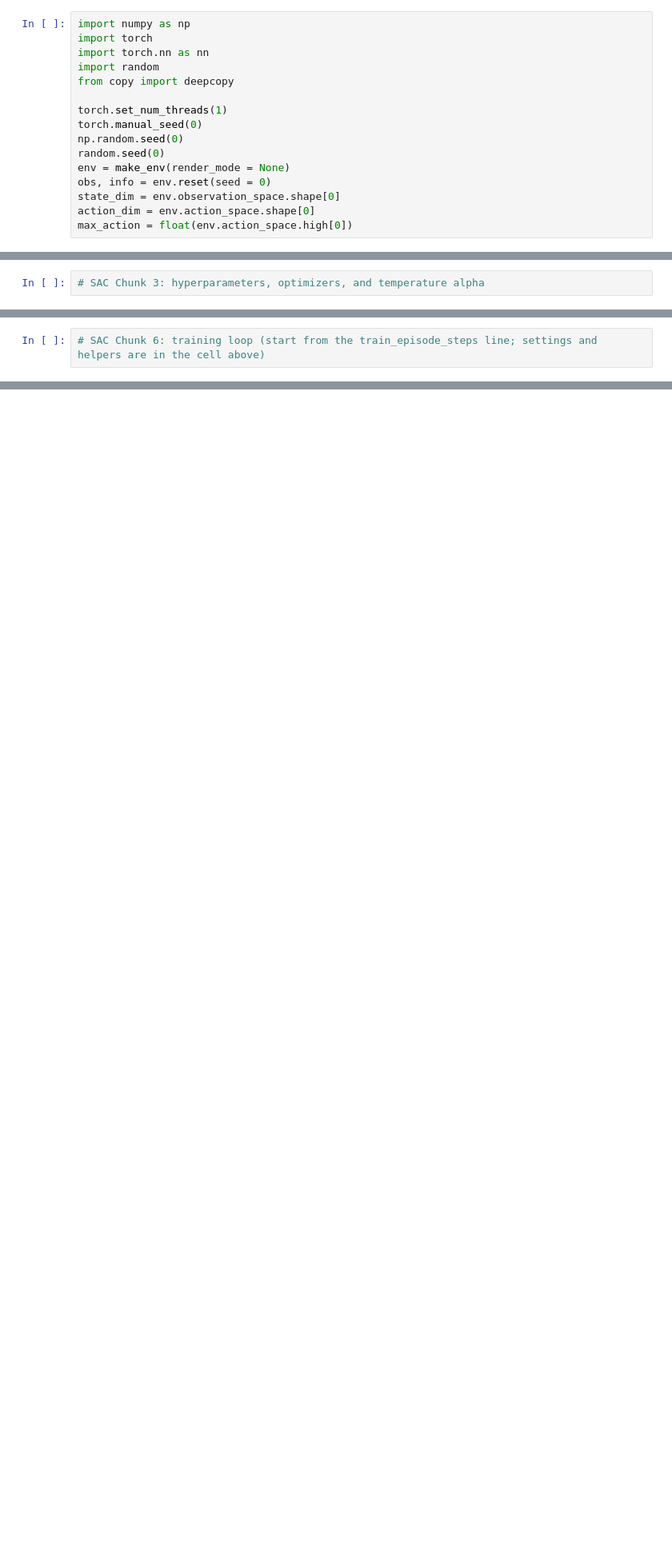
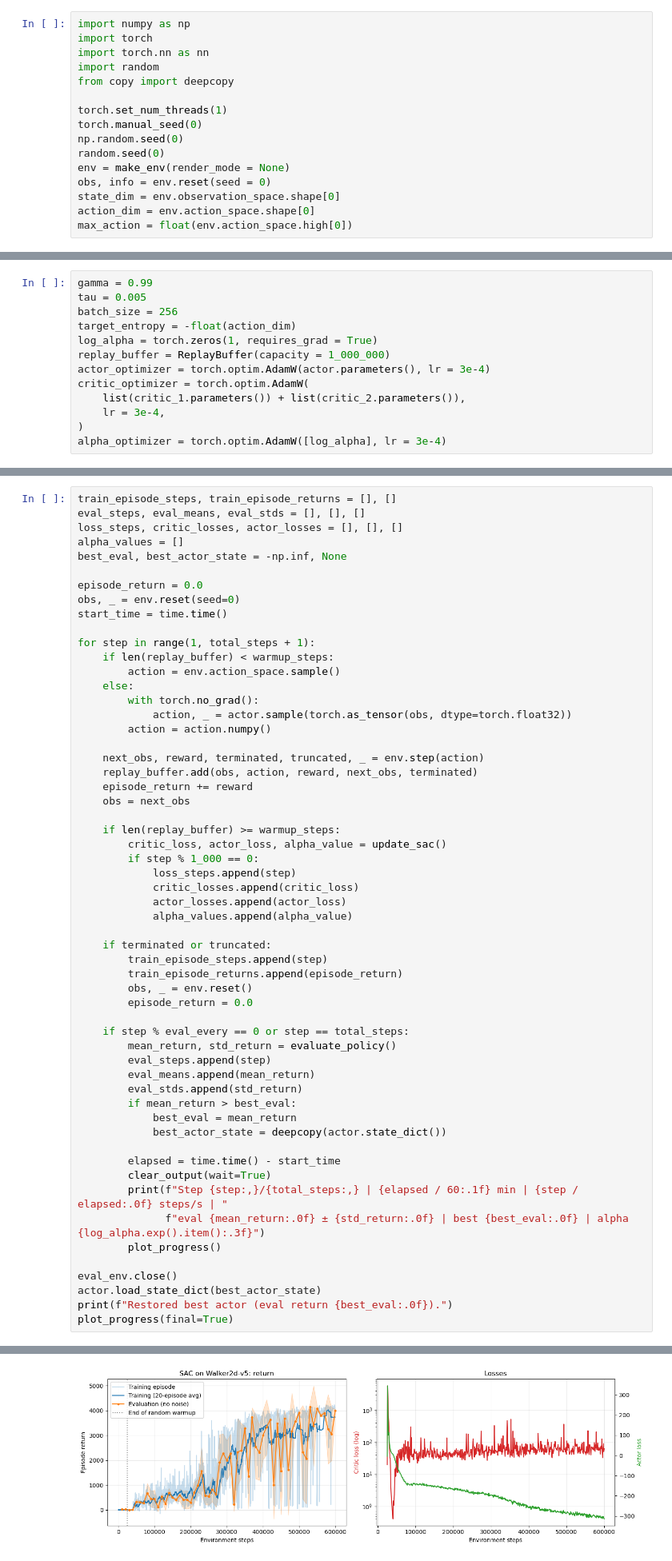
Before and after one commit to Rumbl3S/Bipedal-Payload-Variation, a Jupyter notebook: bipedal_sac.ipynb, the cells around one changed output, grey strips where cells are left out. Shown at 80% size. Saved outputs shown, nothing was run; the diff lists cells and outputs as text; blank space fills up the shorter version.

```diff
--- a/bipedal_sac.ipynb
+++ b/bipedal_sac.ipynb
@@ -439,3 +490,14 @@ class ReplayBuffer:
 # %%
-# SAC Chunk 3: hyperparameters, optimizers, and temperature alpha
+gamma = 0.99
+tau = 0.005
+batch_size = 256
+target_entropy = -float(action_dim)
+log_alpha = torch.zeros(1, requires_grad = True)
+replay_buffer = ReplayBuffer(capacity = 1_000_000)
+actor_optimizer = torch.optim.AdamW(actor.parameters(), lr = 3e-4)
+critic_optimizer = torch.optim.AdamW(
+    list(critic_1.parameters()) + list(critic_2.parameters()),
+    lr = 3e-4,
+)
+alpha_optimizer = torch.optim.AdamW([log_alpha], lr = 3e-4)
 # %%
@@ -510,4 +610,60 @@ def plot_progress(final=False):
     display(fig)
     plt.close(fig)
 # %%
-# SAC Chunk 6: training loop (start from the train_episode_steps line; settings and helpers are in the cell above)
+train_episode_steps, train_episode_returns = [], []
+eval_steps, eval_means, eval_stds = [], [], []
+loss_steps, critic_losses, actor_losses = [], [], []
+alpha_values = []
+best_eval, best_actor_state = -np.inf, None
+
+episode_return = 0.0
+obs, _ = env.reset(seed=0)
+start_time = time.time()
+
+for step in range(1, total_steps + 1):
+    if len(replay_buffer) < warmup_steps:
+        action = env.action_space.sample()
+    else:
+        with torch.no_grad():
+            action, _ = actor.sample(torch.as_tensor(obs, dtype=torch.float32))
+        action = action.numpy()
+
+    next_obs, reward, terminated, truncated, _ = env.step(action)
+    replay_buffer.add(obs, action, reward, next_obs, terminated)
+    episode_return += reward
+    obs = next_obs
+
+    if len(replay_buffer) >= warmup_steps:
+        critic_loss, actor_loss, alpha_value = update_sac()
+        if step % 1_000 == 0:
+            loss_steps.append(step)
+            critic_losses.append(critic_loss)
+            actor_losses.append(actor_loss)
+            alpha_values.append(alpha_value)
+
+    if terminated or truncated:
+        train_episode_steps.append(step)
+        train_episode_returns.append(episode_return)
+        obs, _ = env.reset()
+        episode_return = 0.0
+
+    if step % eval_every == 0 or step == total_steps:
+        mean_return, std_return = evaluate_policy()
+        eval_steps.append(step)
+        eval_means.append(mean_return)
+        eval_stds.append(std_return)
+        if mean_return > best_eval:
+            best_eval = mean_return
+            best_actor_state = deepcopy(actor.state_dict())
+
+        elapsed = time.time() - start_time
+        clear_output(wait=True)
+        print(f"Step {step:,}/{total_steps:,} | {elapsed / 60:.1f} min | {step / elapsed:.0f} steps/s | "
+              f"eval {mean_return:.0f} ± {std_return:.0f} | best {best_eval:.0f} | alpha {log_alpha.exp().item():.3f}")
+        plot_progress()
+
+eval_env.close()
+actor.load_state_dict(best_actor_state)
+print(f"Restored best actor (eval return {best_eval:.0f}).")
+plot_progress(final=True)
+# %% [output]
@@ -513,0 +671 @@ def plot_progress(final=False):
+[figure, added]
```
Also changed, not shown: parts of 9 cells of this notebook, 24 other files.
